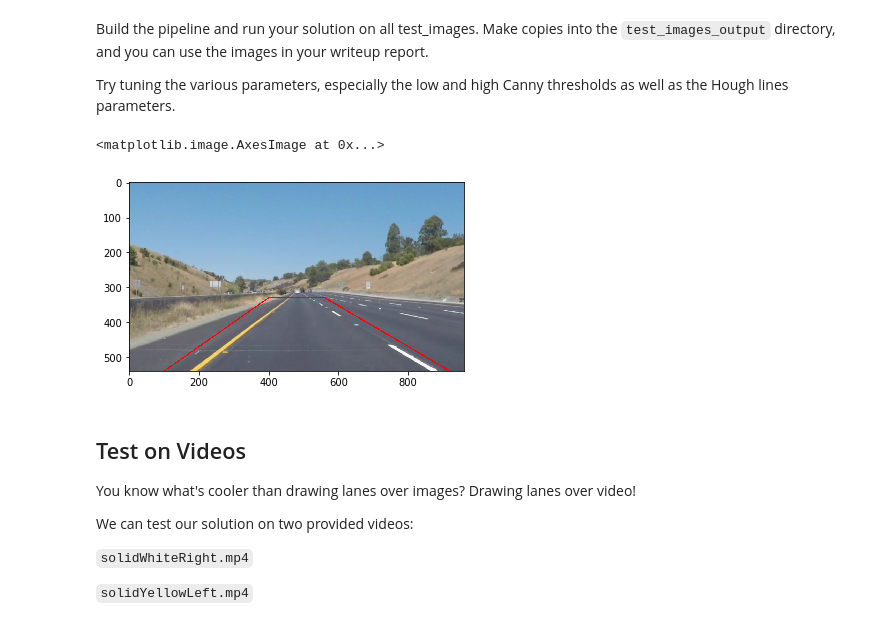
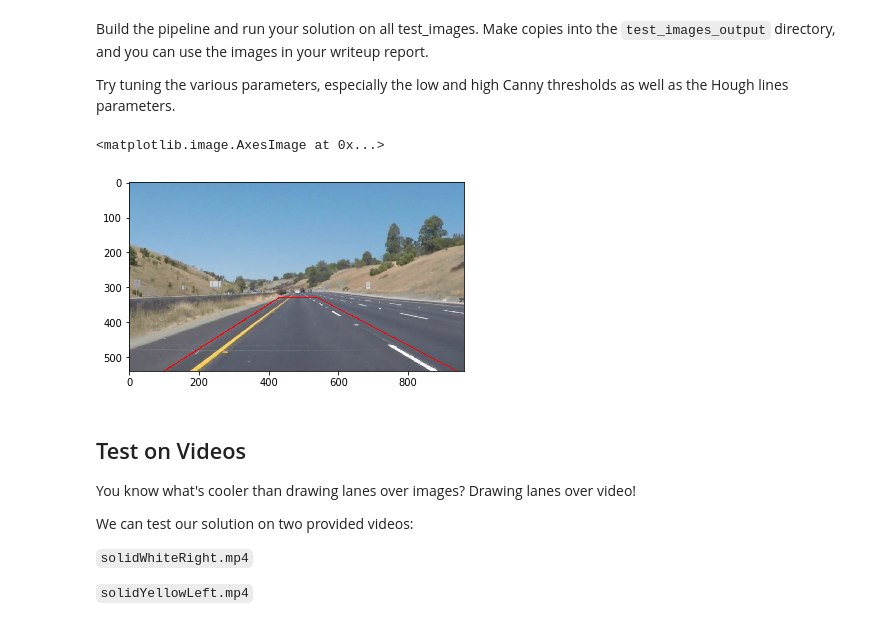
Before and after one commit to wziz/CarND-LaneLines-P1, a Jupyter notebook: P1.ipynb, the cells around one changed output. Saved outputs shown, nothing was run; the diff lists cells and outputs as text; code cells hidden in the pictures.

```diff
--- a/P1.ipynb
+++ b/P1.ipynb
@@ -255,7 +255,8 @@ def lane_line_finding_pipeline(image):
     edge = canny(blurgray, low_threshold, high_threshold)  # apply canny to detect edges
 
     imshape = image.shape
-    vertices = np.array([[(100,imshape[0]),(400, 330), (560, 330), (920,imshape[0])]], dtype=np.int32)
+    #vertices = np.array([[(100,imshape[0]),(400, 330), (560, 330), (920,imshape[0])]], dtype=np.int32)
+    vertices = np.array([[(100,imshape[0]),(430, 330), (540, 330), (940,imshape[0])]], dtype=np.int32)
 
     # find the center of region of interest
     c1_x = (vertices[0][0][0] + vertices[0][3][0]) / 2
@@ -263,7 +264,7 @@ def lane_line_finding_pipeline(image):
     c2_x = (vertices[0][1][0] + vertices[0][2][0]) / 2
     c2_y = vertices[0][1][1]
 
-    lane_center = lane_center = np.polyfit([c1_x, c2_x], [c1_y, c2_y], 1) # apply polyfit the get the parameters of center line
+    lane_center = np.polyfit([c1_x, c2_x], [c1_y, c2_y], 1) # apply polyfit the get the parameters of center line
 
     masked_edge = region_of_interest(edge, vertices)  # only edges in region of interest will be taken
 
@@ -339,18 +340,19 @@ def lane_line_finding_pipeline_premium(image):
 # %%
 # calibration the region of interest
 
 cali_img = np.copy(image)
 
-vertices = np.array([[(100,imshape[0]),(400, 330), (560, 330), (920,imshape[0])]], dtype=np.int32)
+imshape = image.shape
+vertices = np.array([[(100,imshape[0]),(430, 330), (540, 330), (940,imshape[0])]], dtype=np.int32)
 
 for i in range(vertices.shape[1]):
     cv2.line(cali_img, tuple(vertices[:, i%4, :][0].tolist()), tuple(vertices[:, (i+1)%4, :][0].tolist()), color=[255, 0, 0], thickness=2)
 
 
 plt.imshow(cali_img)
 # %% [output]
 <matplotlib.image.AxesImage at 0x...>
-[figure, old version]
+[figure, new version]
 # %% [markdown]
 ## Test on Videos
 
```
Also changed, not shown: parts of 4 cells of this notebook, 2 other files.
